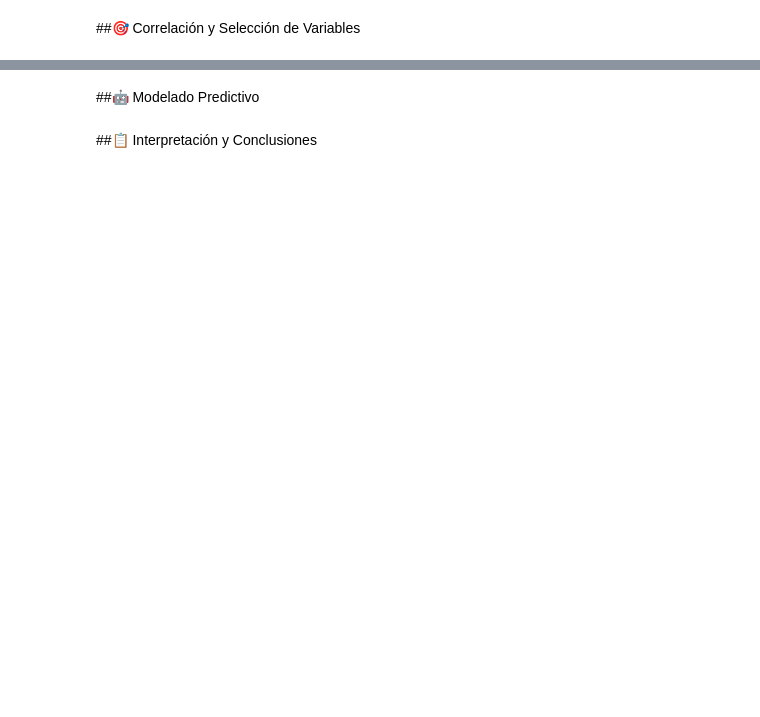
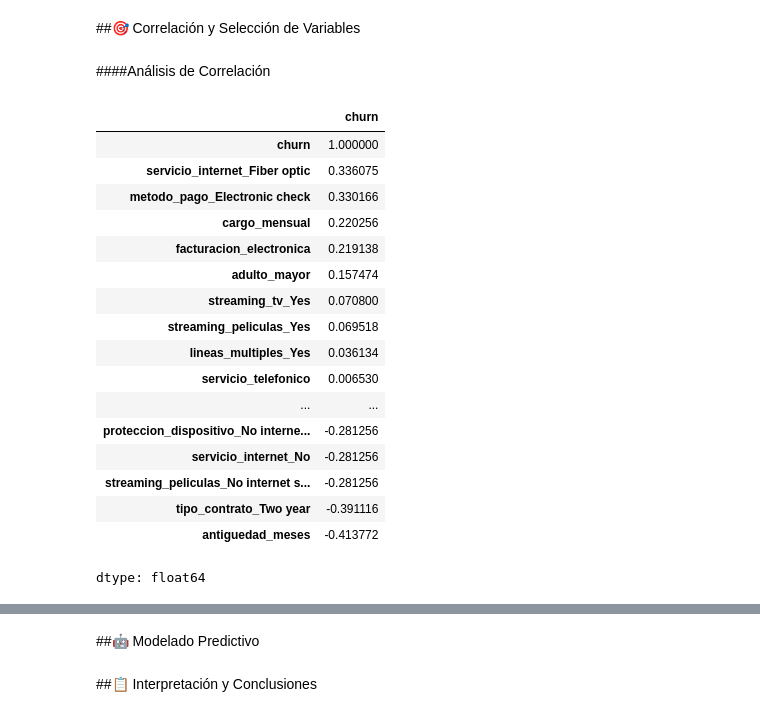
Before and after one commit to Joacco11/TelecomX_parte2_Latam, a Jupyter notebook: TelecomX_parte2_Latam.ipynb, the cells around one changed output, grey strips where cells are left out. Cells and saved outputs as stored; diff of their text form; code cells hidden in the pictures; blank space fills up the shorter version.

```diff
--- a/TelecomX_parte2_Latam.ipynb
+++ b/TelecomX_parte2_Latam.ipynb
@@ -185,2 +172,26 @@ AttributeError: 'numpy.ndarray' object has no attribute 'value_counts'
 # %% [markdown]
 ##🎯 Correlación y Selección de Variables
+# %% [markdown]
+####Análisis de Correlación
+# %%
+corr = df.corr()
+corr['churn'].sort_values(ascending=False)
+# %% [output]
+|  | churn |
+| churn | 1.000000 |
+| servicio_internet_Fiber optic | 0.336075 |
+| metodo_pago_Electronic check | 0.330166 |
+| cargo_mensual | 0.220256 |
+| facturacion_electronica | 0.219138 |
+| adulto_mayor | 0.157474 |
+| streaming_tv_Yes | 0.070800 |
+| streaming_peliculas_Yes | 0.069518 |
+| lineas_multiples_Yes | 0.036134 |
+| servicio_telefonico | 0.006530 |
+| ... | ... |
+| proteccion_dispositivo_No interne... | -0.281256 |
+| servicio_internet_No | -0.281256 |
+| streaming_peliculas_No internet s... | -0.281256 |
+| tipo_contrato_Two year | -0.391116 |
+| antiguedad_meses | -0.413772 |
+dtype: float64
```
Also changed, not shown: parts of 5 cells of this notebook.
